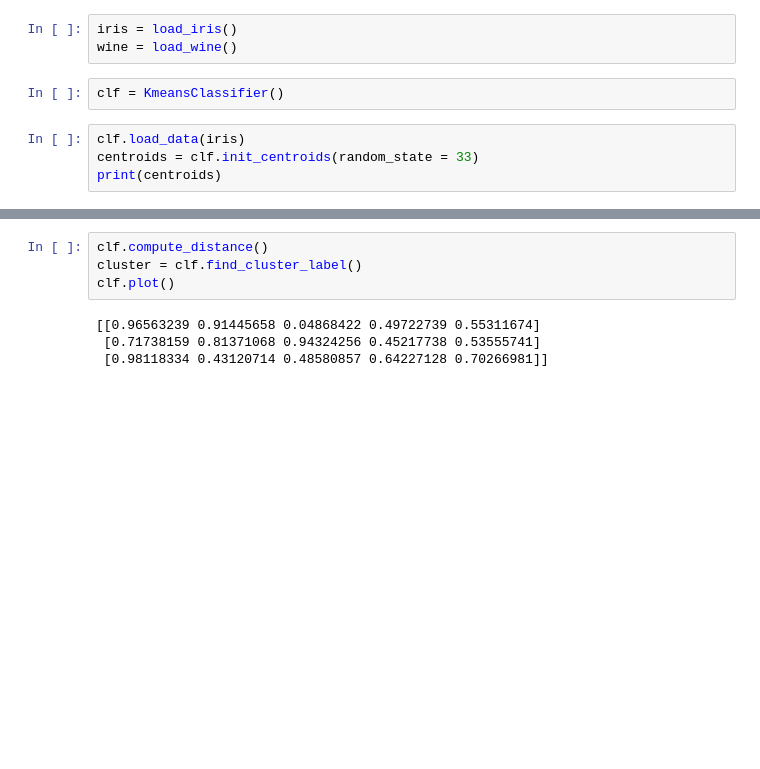
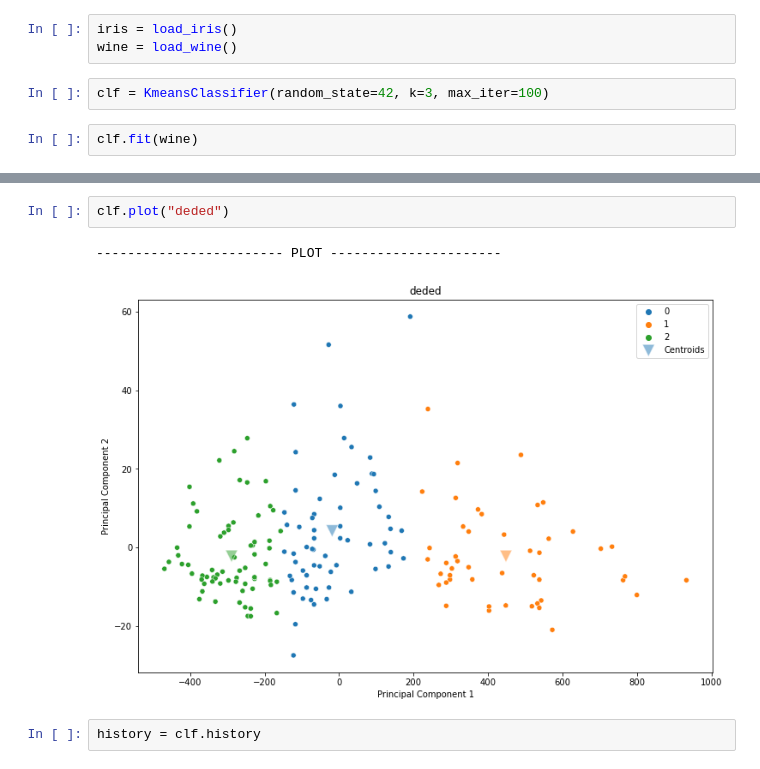
Before and after one commit to ManuLabricole/CDN-MachineLearning, a Jupyter notebook: ML3/ML3.2/KmeansClassifier.ipynb, the cells around one changed output, grey strips where cells are left out. Drawn from its saved outputs; the diff is of its cells as text; blank space fills up the shorter version.

```diff
--- a/ML3/ML3.2/KmeansClassifier.ipynb
+++ b/ML3/ML3.2/KmeansClassifier.ipynb
@@ -25,9 +25,7 @@ print(cwd)
 iris = load_iris()
 wine = load_wine()
 # %%
-clf = KmeansClassifier()
+clf = KmeansClassifier(random_state=42, k=3, max_iter=100)
 # %%
-clf.load_data(iris)
-centroids = clf.init_centroids(random_state = 33)
-print(centroids)
+clf.fit(wine)
 # %% [output]
@@ -35,9 +42,7 @@ TypeError: init_centroids() got an unexpected keyword argument 'random_state'
 # %%
-clf.compute_distance()
-cluster = clf.find_cluster_label()
-clf.plot()
+clf.plot("deded")
+# %% [output]
+------------------------ PLOT ----------------------
+[figure, added]
 # %%
+history = clf.history
-# %% [output]
-[[0.96563239 0.91445658 0.04868422 0.49722739 0.55311674]
- [0.71738159 0.81371068 0.94324256 0.45217738 0.53555741]
- [0.98118334 0.43120714 0.48580857 0.64227128 0.70266981]]
```
Also changed, not shown: parts of 3 cells of this notebook, 2 other files.
